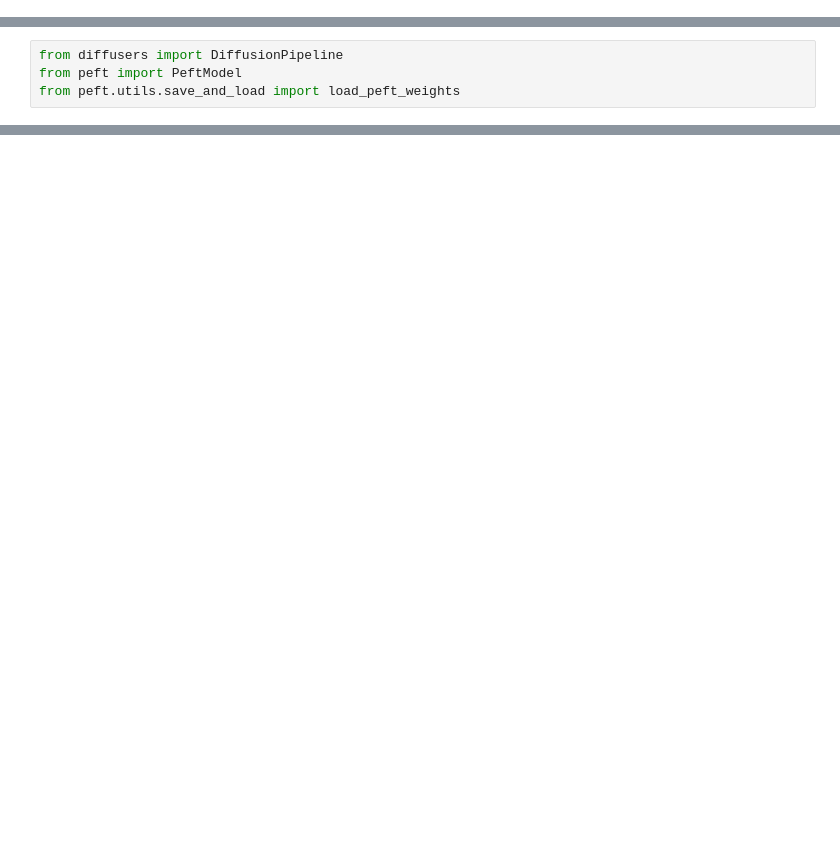
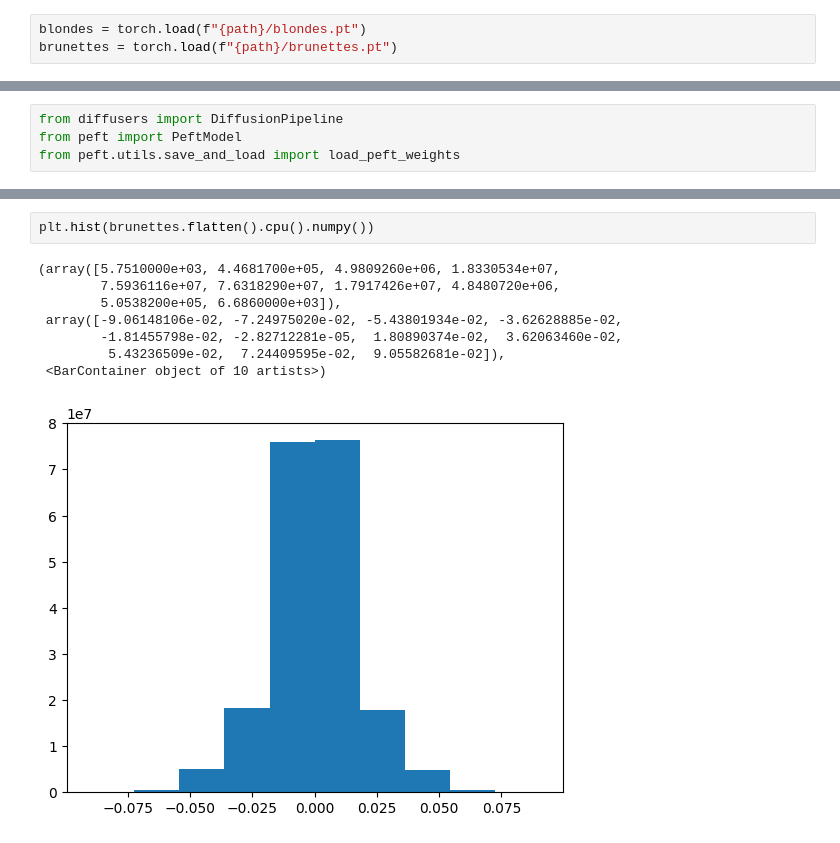
Before and after one commit to kzkwoka/w2w, a Jupyter notebook: editing_with_sae.ipynb, the cells around one changed output, grey strips where cells are left out. Drawn from its saved outputs; the diff is of its cells as text; blank space fills up the shorter version.

```diff
--- a/editing_with_sae.ipynb
+++ b/editing_with_sae.ipynb
@@ -9,0 +24,3 @@ device = "cuda:0"
+# %%
+blondes = torch.load(f"{path}/blondes.pt")
+brunettes = torch.load(f"{path}/brunettes.pt")
@@ -231,0 +356,11 @@ tensor(0.2625)
+# %%
+plt.hist(brunettes.flatten().cpu().numpy())
+# %% [output]
+(array([5.7510000e+03, 4.4681700e+05, 4.9809260e+06, 1.8330534e+07,
+        7.5936116e+07, 7.6318290e+07, 1.7917426e+07, 4.8480720e+06,
+        5.0538200e+05, 6.6860000e+03]),
+ array([-9.06148106e-02, -7.24975020e-02, -5.43801934e-02, -3.62628885e-02,
+        -1.81455798e-02, -2.82712281e-05,  1.80890374e-02,  3.62063460e-02,
+         5.43236509e-02,  7.24409595e-02,  9.05582681e-02]),
+ <BarContainer object of 10 artists>)
+[figure, added]
```
Also changed, not shown: parts of 83 cells of this notebook, 1 other file.
